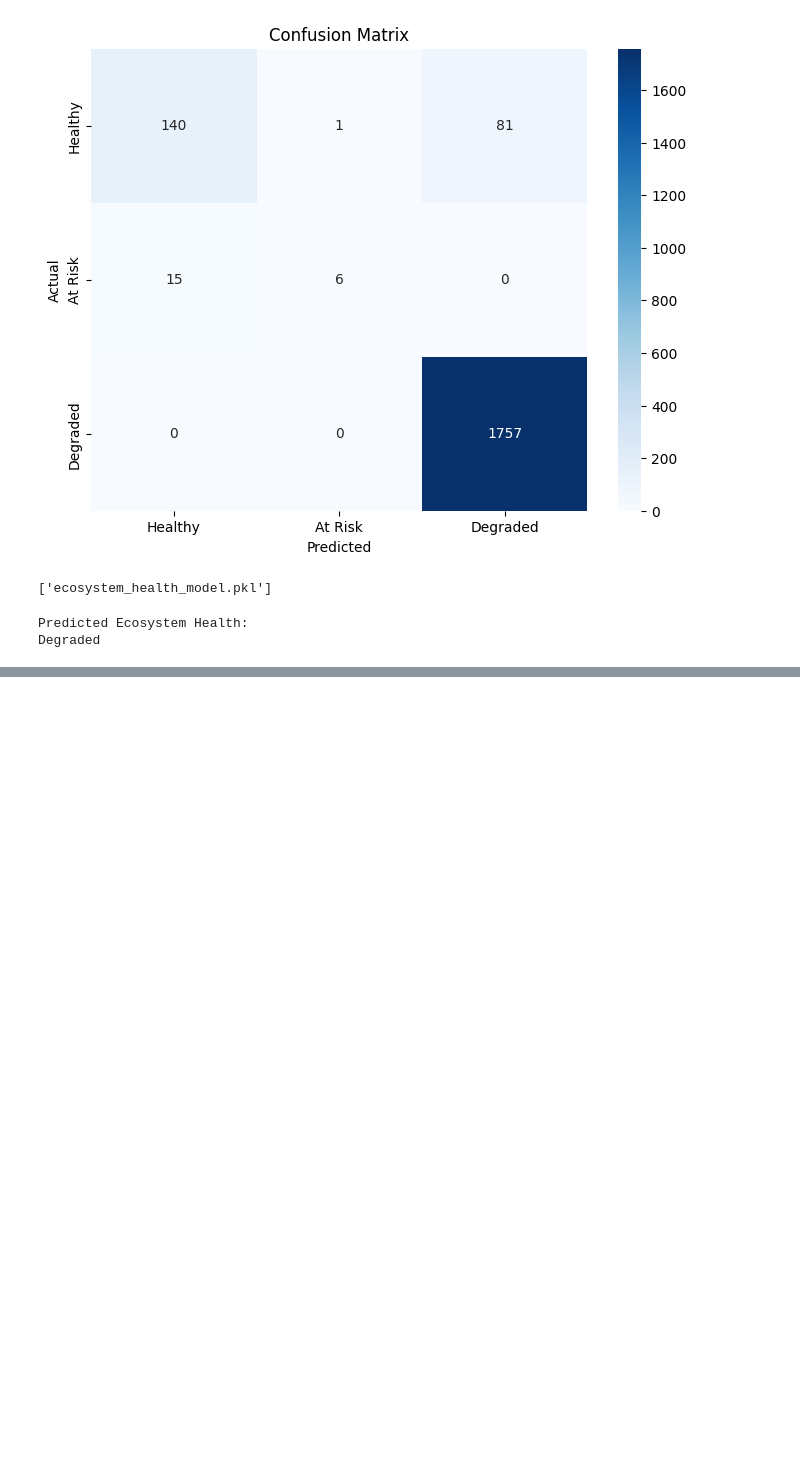
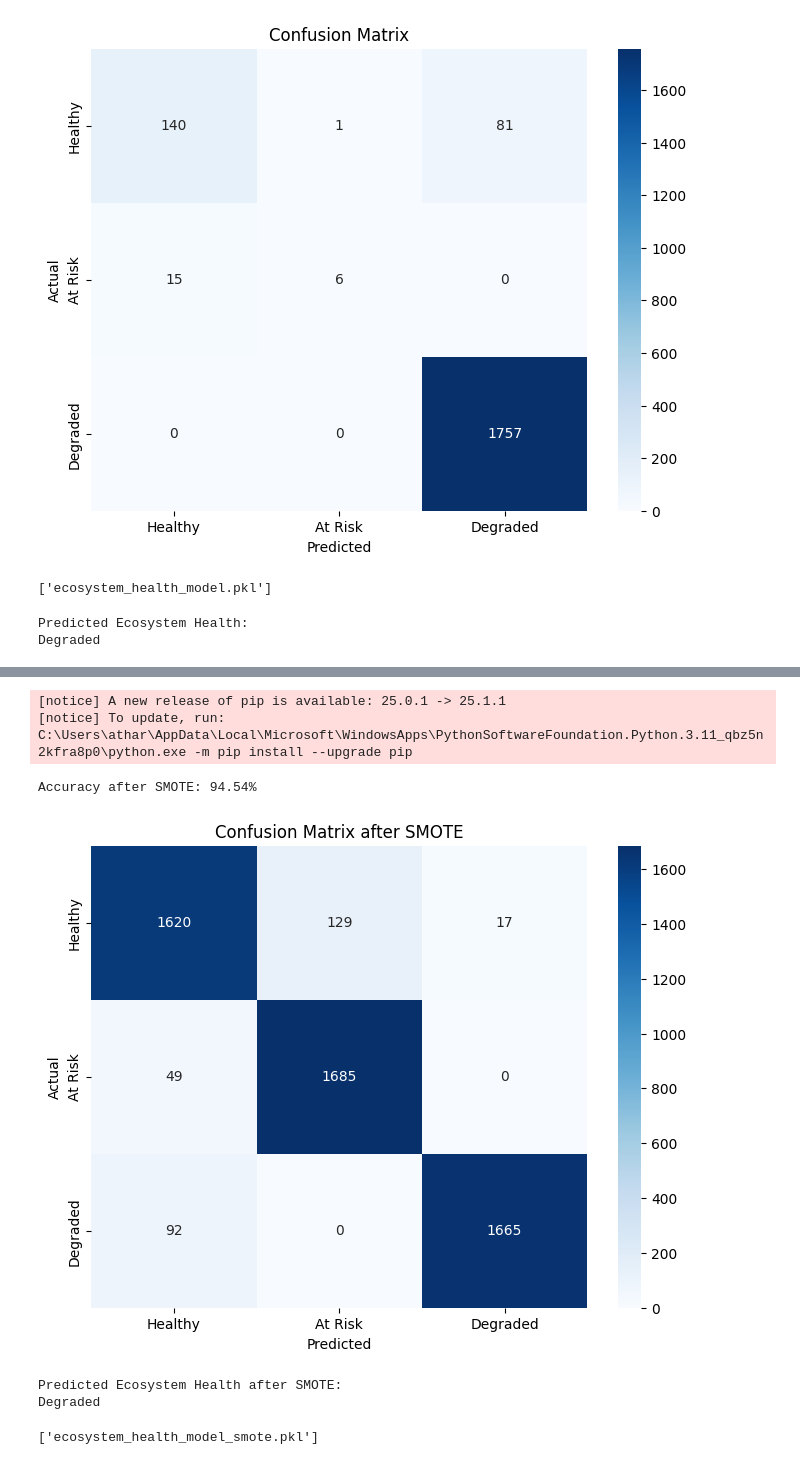
Before and after one commit to Atharvadethe/Sustainability_AI_Course_2.0, a Jupyter notebook: day-7/naive-bayes/NB#1_with_SMOTE.ipynb, the cells around one changed output, grey strips where cells are left out. Cells and saved outputs as stored; diff of their text form; code cells hidden in the pictures; blank space fills up the shorter version.

```diff
--- a/day-7/naive-bayes/NB#1.ipynb
+++ b/day-7/naive-bayes/NB#1_with_SMOTE.ipynb
@@ -117,3 +115,47 @@ elif predicted_health == 2:
 # %% [output]
 Predicted Ecosystem Health:
 Degraded
+# %%
+
+%pip install imblearn
+
+#smote analysis
+from imblearn.over_sampling import SMOTE
+# Apply SMOTE to balance the dataset
+smote = SMOTE(random_state=42)
+X_resampled, y_resampled = smote.fit_resample(X, y)
+# Split the resampled dataset into training and testing sets
+X_train_resampled, X_test_resampled, y_train_resampled, y_test_resampled = train_test_split(X_resampled, y_resampled, test_size=0.2, random_state=42)
+# Create a new Gaussian Naive Bayes classifier
+gnb_resampled = GaussianNB()
+# Train the classifier on the resampled data
+gnb_resampled.fit(X_train_resampled, y_train_resampled)
+# Make predictions on the resampled test set
+y_pred_resampled = gnb_resampled.predict(X_test_resampled)
+# Evaluate the classifier on the resampled data
+accuracy_resampled = accuracy_score(y_test_resampled, y_pred_resampled)
+print(f'Accuracy after SMOTE: {accuracy_resampled * 100:.2f}%')
+# Confusion matrix for the resampled data
+cm_resampled = confusion_matrix(y_test_resampled, y_pred_resampled)
+plt.figure(figsize=(8, 6))
+sns.heatmap(cm_resampled, annot=True, fmt='d', cmap='Blues', xticklabels=['Healthy', 'At Risk', 'Degraded'], yticklabels=['Healthy', 'At Risk', 'Degraded'])
+plt.title('Confusion Matrix after SMOTE')
+plt.xlabel('Predicted')
+plt.ylabel('Actual')
+plt.show()
+
+# Save the resampled model
+joblib.dump(gnb_resampled, 'ecosystem_health_model_resampled.pkl')
+# Predict the ecosystem health based on user input after SMOTE
+user_input_resampled = np.array([[wq, aqi, biodiversity, veg_cover, soil_ph]])
+predicted_health_resampled = gnb_resampled.predict(user_input_resampled)
+print("Predicted Ecosystem Health after SMOTE:")
+if predicted_health_resampled == 1:
+    print("Healthy")
+elif predicted_health_resampled == 0:
+    print("At Risk")
+elif predicted_health_resampled == 2:
+    print("Degraded")
+# Save the model with SMOTE applied
+joblib.dump(gnb_resampled, 'ecosystem_health_model_smote.pkl')
+# %% [output]
@@ -119,0 +171,7 @@ Degraded
+[notice] A new release of pip is available: 25.0.1 -> 25.1.1
+[notice] To update, run: C:\Users\athar\AppData\Local\Microsoft\WindowsApps\PythonSoftwareFoundation.Python.3.11_qbz5n2kfra8p0\python.exe -m pip install --upgrade pip
+Accuracy after SMOTE: 94.54%
+[figure, added]
+Predicted Ecosystem Health after SMOTE:
+Degraded
+['ecosystem_health_model_smote.pkl']
```
Also changed, not shown: parts of 2 cells of this notebook, 1 other file.
